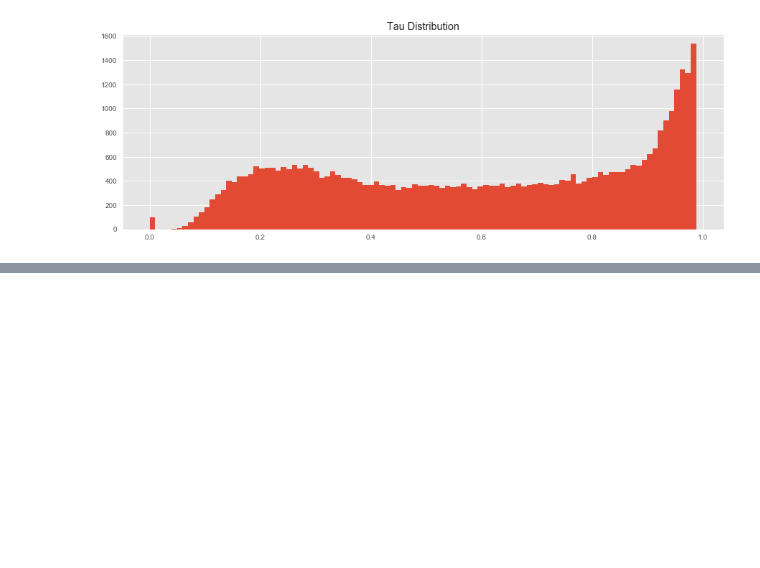
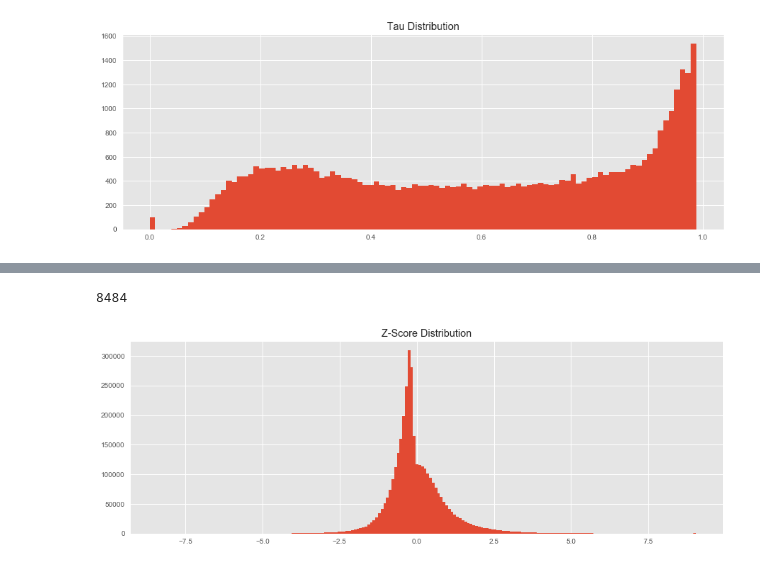
Before and after one commit to opentargets-archive/expression_analysis, a Jupyter notebook: rna_expression_analysis.ipynb, the cells around one changed output, grey strips where cells are left out. Saved outputs shown, nothing was run; the diff lists cells and outputs as text; code cells hidden in the pictures; blank space fills up the shorter version.

Commit message:
Calculate z-score and compare for IL5, OPALIN and MB

```diff
--- a/rna_expression_analysis.ipynb
+++ b/rna_expression_analysis.ipynb
@@ -262,0 +251,24 @@ plt.show()
+# %%
+mu = log_expression.T.mean()
+sigma = log_expression.T.std()
+df_mu = DataFrame(data=[mu.values] * len(log_expression.columns),
+                  index=expression.columns,
+                  columns=expression.index)
+df_sigma = DataFrame(data=[sigma.values] * len(log_expression.columns),
+                     index=expression.columns,
+                     columns=expression.index)
+z = (log_expression - df_mu.T) / df_sigma.T
+# %%
+all_z = z.values.flatten()
+all_z_no_nans = all_z[~np.isnan(all_z)]
+
+# How many NaNs?
+print(len(all_z) - len(all_z_no_nans))
+
+plt.figure(figsize=(15, 5))
+plt.title('Z-Score Distribution')
+plt.hist(all_z_no_nans, bins=200)
+plt.show()
+# %% [output]
+8484
+[figure, added]
```
Also changed, not shown: parts of 7 cells of this notebook.
